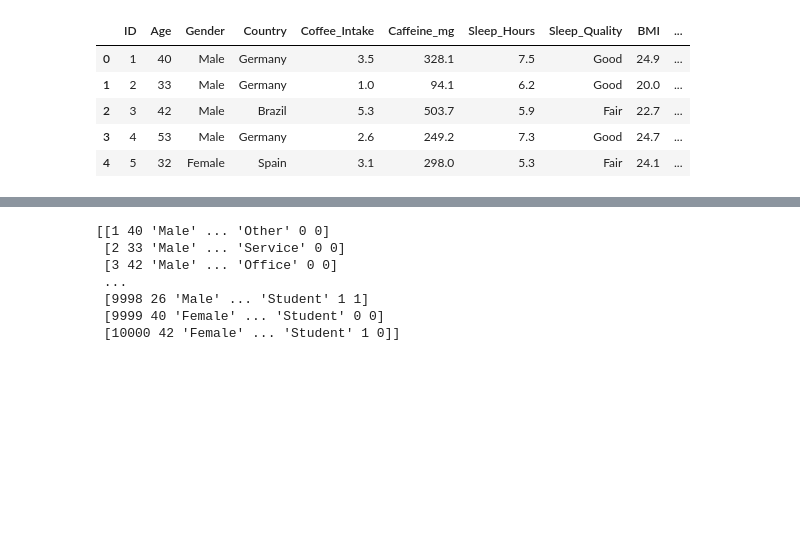
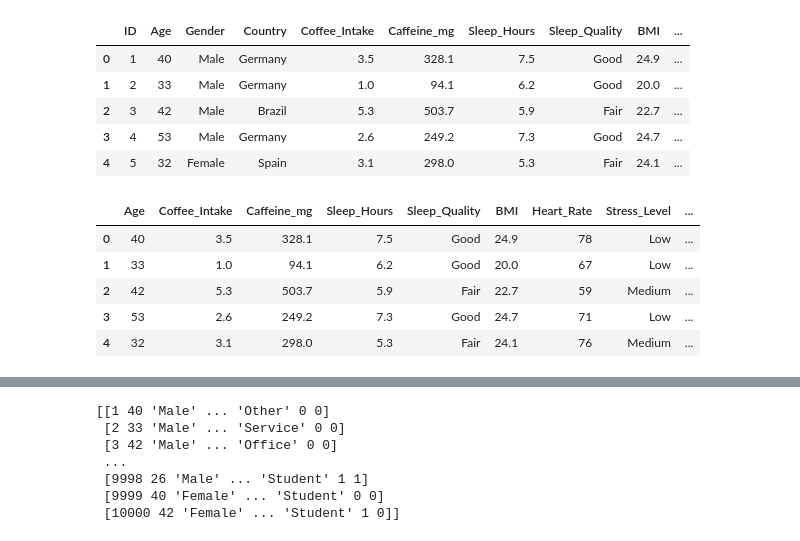
Before and after one commit to RicemanBoy/ML-supervised-project, a Jupyter notebook: coffee.ipynb, the cells around one changed output, grey strips where cells are left out. Cells and saved outputs as stored; diff of their text form; code cells hidden in the pictures; blank space fills up the shorter version.

```diff
--- a/coffee.ipynb
+++ b/coffee.ipynb
@@ -17,6 +17,17 @@ df.head()
 | 2 | 3 | 42 | Male | Brazil | 5.3 | 503.7 | 5.9 | Fair | 22.7 | ... |
 | 3 | 4 | 53 | Male | Germany | 2.6 | 249.2 | 7.3 | Good | 24.7 | ... |
 | 4 | 5 | 32 | Female | Spain | 3.1 | 298.0 | 5.3 | Fair | 24.1 | ... |
+# %%
+interesting = df[["Age","Coffee_Intake","Caffeine_mg","Sleep_Hours","Sleep_Quality","BMI","Heart_Rate","Stress_Level","Health_Issues"]]
+
+interesting.head()
+# %% [output]
+|  | Age | Coffee_Intake | Caffeine_mg | Sleep_Hours | Sleep_Quality | BMI | Heart_Rate | Stress_Level | ... |
+| 0 | 40 | 3.5 | 328.1 | 7.5 | Good | 24.9 | 78 | Low | ... |
+| 1 | 33 | 1.0 | 94.1 | 6.2 | Good | 20.0 | 67 | Low | ... |
+| 2 | 42 | 5.3 | 503.7 | 5.9 | Fair | 22.7 | 59 | Medium | ... |
+| 3 | 53 | 2.6 | 249.2 | 7.3 | Good | 24.7 | 71 | Low | ... |
+| 4 | 32 | 3.1 | 298.0 | 5.3 | Fair | 24.1 | 76 | Medium | ... |
 # %%
 hmm = df[df["Age"] == 22]
 
```
Also changed, not shown: parts of 2 cells of this notebook.
